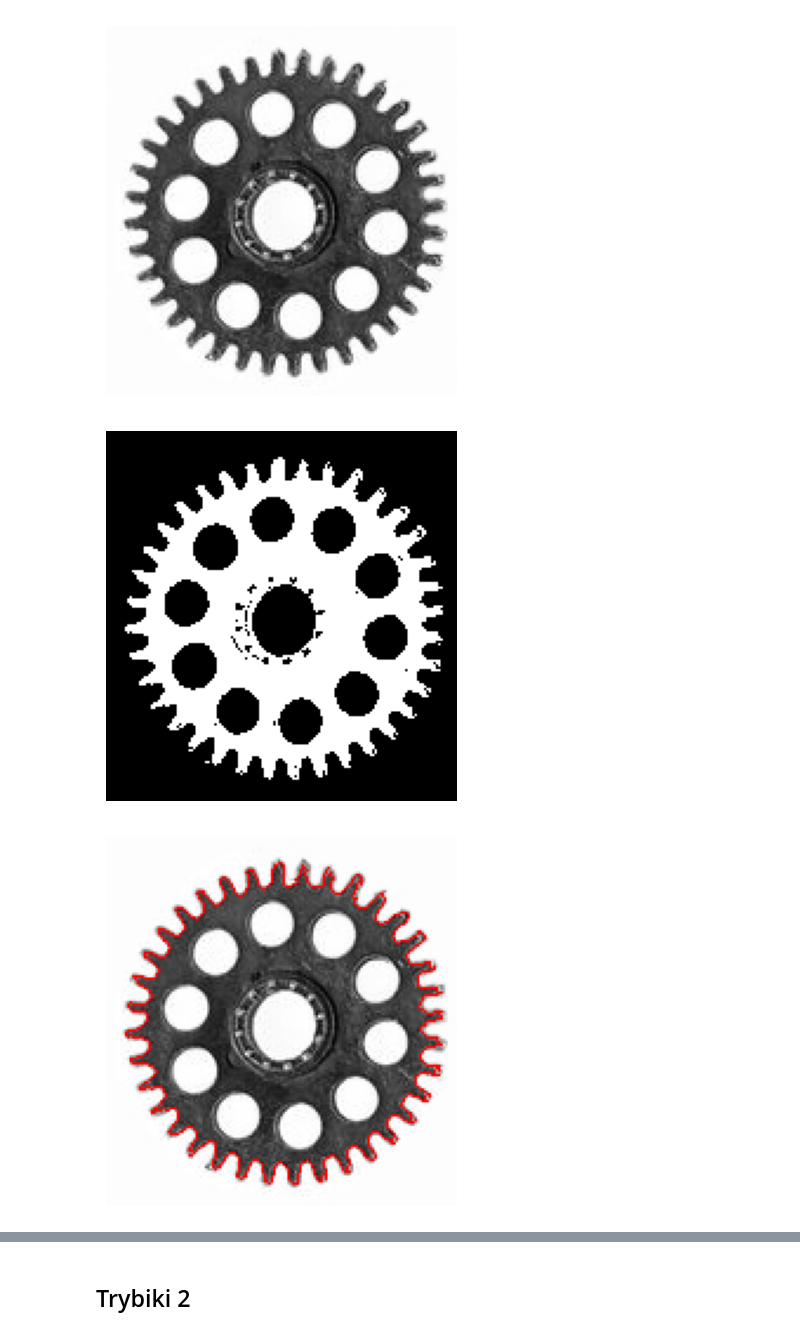
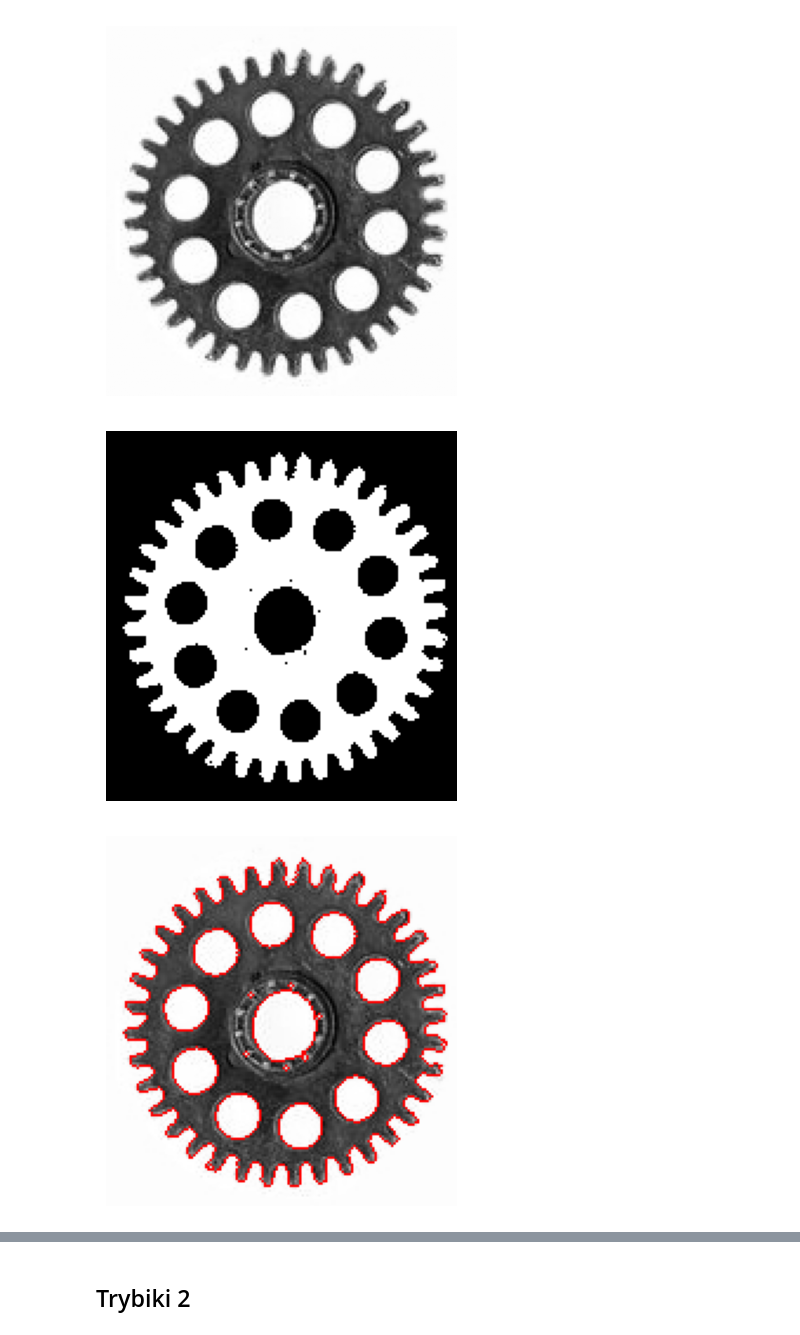
Before and after one commit to romannowak9/zaawansowane_alg_wizyjne, a Jupyter notebook: lab8_hough/lab08_hough.ipynb, the cells around one changed output, grey strips where cells are left out. Cells and saved outputs as stored; diff of their text form; code cells hidden in the pictures.

```diff
--- a/lab8_hough/lab08_hough.ipynb
+++ b/lab8_hough/lab08_hough.ipynb
@@ -8,51 +8,54 @@ def show_gray(img):
     plt.axis("off")
     plt.show()
 
-def get_grad_and_cnts(img_path, threshold=100, cnt_idx=2):
+def get_grad_and_cnts(img_path, threshold=100, cnt_idx=-1):
     img = cv2.imread(img_path, cv2.IMREAD_GRAYSCALE)
     show_gray(img)
 
     # Oblicz gradienty Sobela
-    grad_x = cv2.Sobel(img, cv2.CV_64F, 1, 0, ksize=3)
-    grad_y = cv2.Sobel(img, cv2.CV_64F, 0, 1, ksize=3)
+    grad_x = cv2.Sobel(img, cv2.CV_64F, 1, 0, ksize=5)
+    grad_y = cv2.Sobel(img, cv2.CV_64F, 0, 1, ksize=5)
 
-    grad_magnitude = cv2.magnitude(grad_x, grad_y)
+    grad_magnitude = np.sqrt(grad_x**2 + grad_y**2)
     grad_magnitude /= np.amax(grad_magnitude)
     grad_orientation = np.rad2deg(np.arctan2(grad_y, grad_x))
 
     _, img_bin = cv2.threshold(img, threshold, 255, cv2.THRESH_BINARY)
     img_bin = cv2.bitwise_not(img_bin)
     show_gray(img_bin)
 
     contours, hierarchy = cv2.findContours(img_bin, cv2.RETR_TREE, cv2.CHAIN_APPROX_NONE)
     img_contours = cv2.merge([img, img, img])
     cv2.drawContours(img_contours, contours, cnt_idx, (255, 0, 0), 1)
     plt.imshow(img_contours)
     plt.axis("off")
     plt.show()
 
     moments = cv2.moments(img_bin, 1)
     m00, m01, m10 = moments['m00'], moments['m01'], moments['m10']
-    center_y, center_x = m01 / m00, m10 / m00  # y, x
+    center_y, center_x = int(m01 / m00), int(m10 / m00)  # y, x
 
     return grad_magnitude, grad_orientation, contours, center_y, center_x
 
 
-def create_r_table(img_path, threshold=100, cnt_idx=2):
+def create_r_table(img_path, threshold=100, cnt_idx=-1):
     grad_magnitude, grad_orientation, contours, center_y, center_x = get_grad_and_cnts(img_path, threshold, cnt_idx)
 
     Rtable = [[] for _ in range(360)]
-    for cnt in contours[cnt_idx]:
-        x, y = cnt[0]
-        r_idx = int(grad_orientation[y, x])
-        angle = np.arctan2(y - center_y, x - center_x)
-        length = np.sqrt((x-center_x)**2 + (y-center_y)**2)
-        Rtable[r_idx].append((length, angle))
+    # for cnts in contours:
+    #     for cnt in cnts:
+    for cnt in contours[0]:
+            x, y = cnt[0]
+            r_idx = int(grad_orientation[y, x])
+            angle = np.arctan2(y - center_y, x - center_x)
+            length = np.sqrt((x-center_x)**2 + (y-center_y)**2)
+            Rtable[r_idx].append((length, angle))
 
     return Rtable, contours, center_x, center_y
 
-Rtable, trybik_cnt, center_x, center_y = create_r_table("trybik.jpg", 130)
+Rtable, trybik_cnt, center_x, center_y = create_r_table("trybik.jpg", 220)
+print(Rtable[30])
 # %% [output]
 [figure]
-[figure, old version]
+[figure, new version]
-[figure, old version]
+[figure, new version]
```
Also changed, not shown: parts of 4 cells of this notebook, 1 other file.
